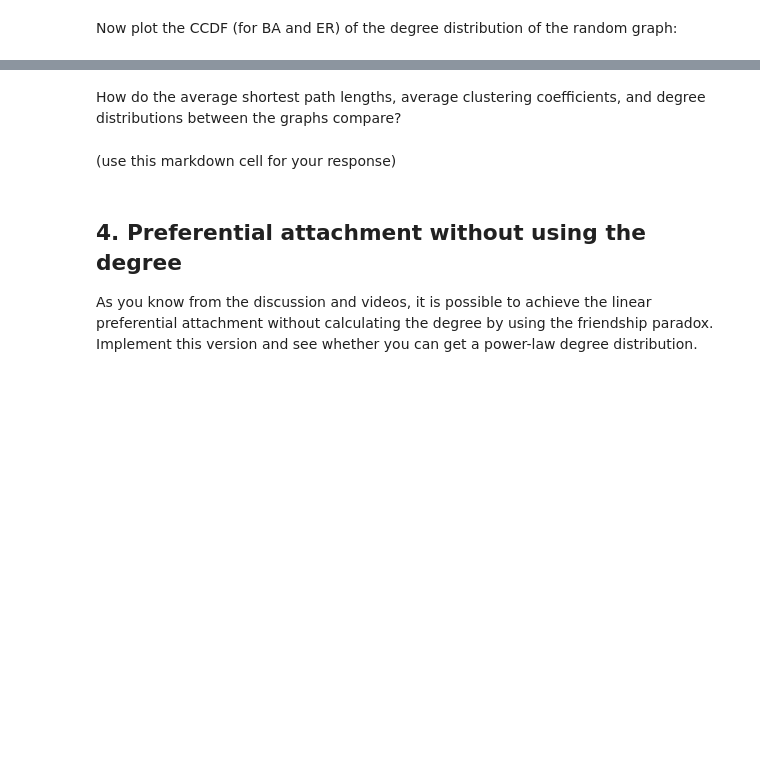
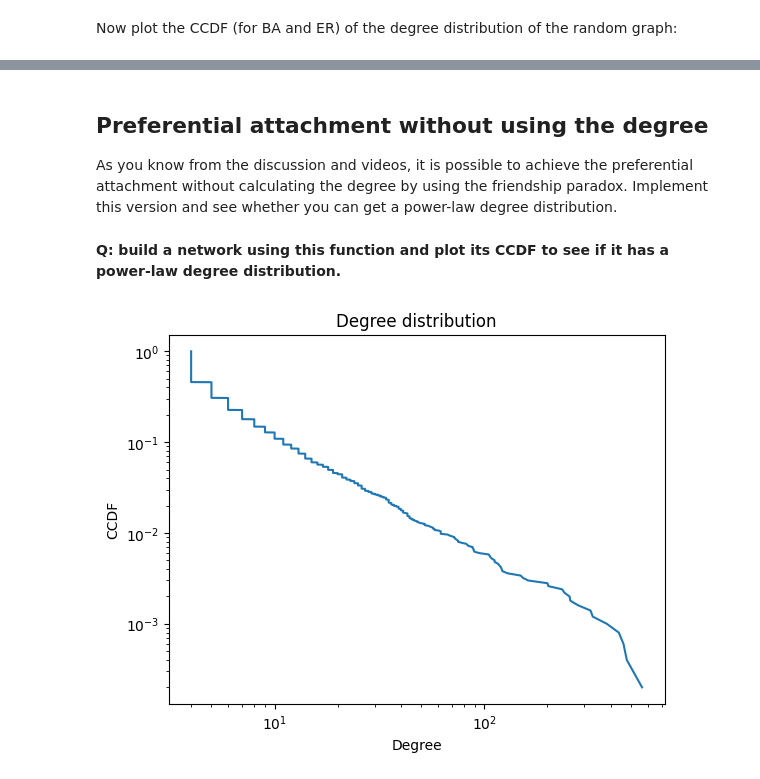
Before and after one commit to yy/netsci-course, a Jupyter notebook: docs/m05-scalefree/lab05.ipynb, the cells around one changed output, grey strips where cells are left out. Cells and saved outputs as stored; diff of their text form; code cells hidden in the pictures; blank space fills up the shorter version.

```diff
--- a/docs/m05-scalefree/lab05.ipynb
+++ b/docs/m05-scalefree/lab05.ipynb
@@ -152,11 +200,30 @@ Now plot the CCDF (for BA and ER) of the degree distribution of the random graph
-# %% [markdown]
-How do the average shortest path lengths, average clustering coefficients, and degree distributions between the graphs compare?
-# %% [markdown]
-(use this markdown cell for your response)
 # %% [markdown]
-## 4. Preferential attachment without using the degree
+## Preferential attachment without using the degree
 
-As you know from the discussion and videos, it is possible to achieve the linear preferential attachment without calculating the degree by using the friendship paradox. Implement this version and see whether you can get a power-law degree distribution.
+As you know from the discussion and videos, it is possible to achieve the preferential attachment without calculating the degree by using the friendship paradox. Implement this version and see whether you can get a power-law degree distribution.
+# %%
+def barabasi_albert_graph_without_knowing_degrees(n, m0=5, m=2):
+    """Create a BA network with n nodes, where each new node connects to
+    m existing nodes according to the preferential attachment rule. The initial
+    network is a clique (fully-connected network) with m0 nodes.
+
+    This function does not use the degree list and node probability list.
+    """
+    # Create the initial network with m_o nodes (a complete graph)
+    # YOUR SOLUTION HERE
+
+    # now we add new nodes and grow the network by preferential attachment.
+    while(len(G.nodes()) < n):
+        # how would you do the preferential attachment without knowing the degree of the nodes?
+        new_node = len(G.nodes())
+        # YOUR SOLUTION HERE
+
+    return G
+# %% [markdown]
+**Q: build a network using this function and plot its CCDF to see if it has a power-law degree distribution.**
 # %%
-def barabasi_albert_graph_alt(n, m0=2, m=1):
-    # YOUR SOLUTION HERE
+G = barabasi_albert_graph_without_knowing_degrees(5000, m0=7, m=4)
+
+# YOUR SOLUTION HERE
+# %% [output]
+[figure, added]
```
Also changed, not shown: parts of 35 cells of this notebook.
